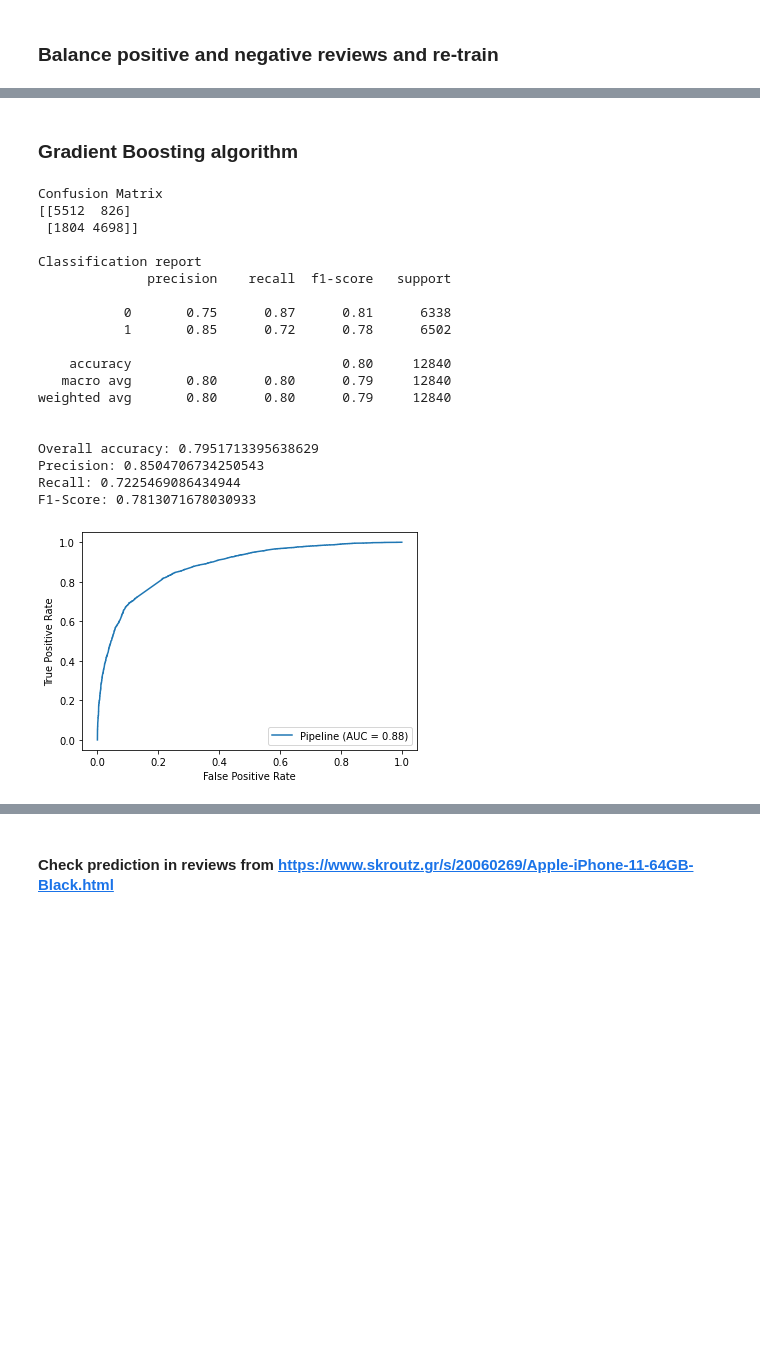
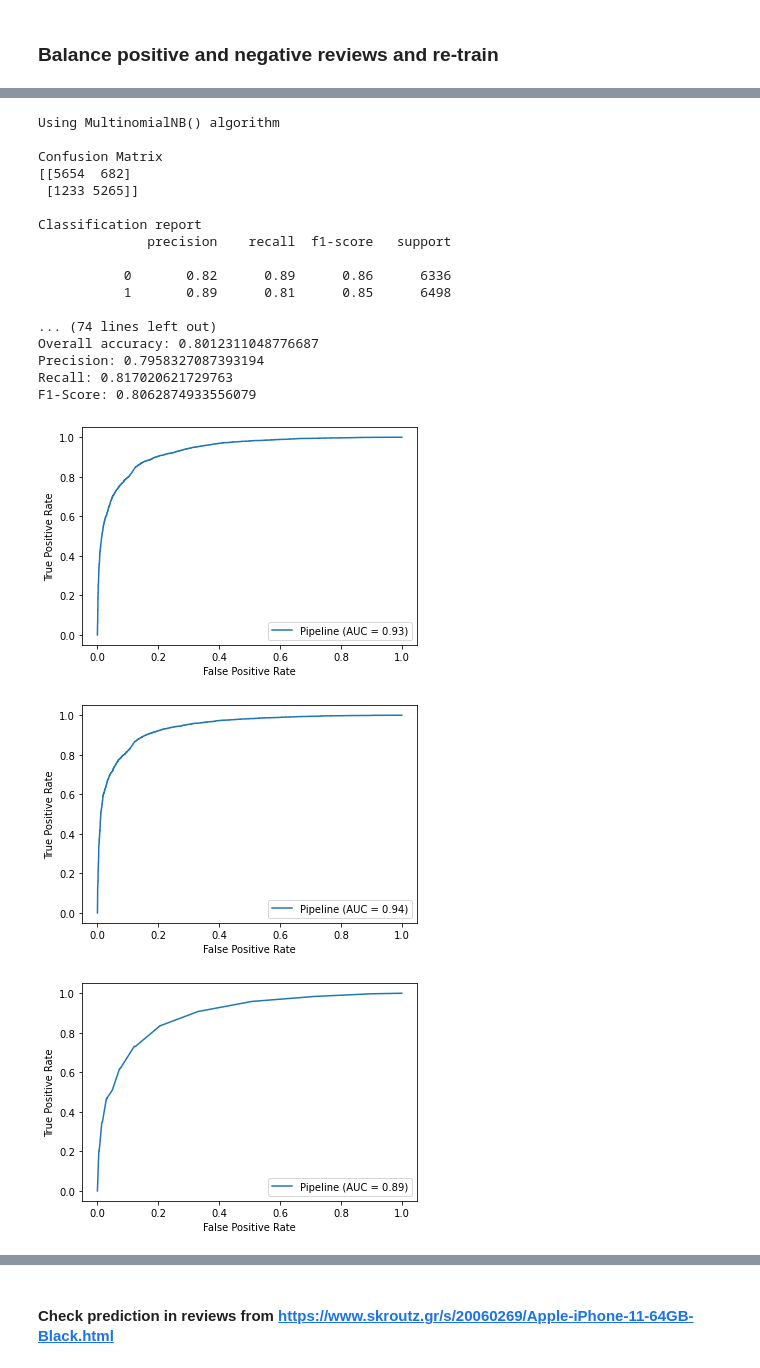
Before and after one commit to JoKoum/Machine-Learning-Project, a Jupyter notebook: Analyze-review-sentiment.ipynb, the cells around one changed output, grey strips where cells are left out. Cells and saved outputs as stored; diff of their text form; code cells hidden in the pictures; blank space fills up the shorter version.

```diff
--- a/Analyze-review-sentiment.ipynb
+++ b/Analyze-review-sentiment.ipynb
@@ -411,4 +381,4 @@ reviews_downsampled['ratings'].value_counts()
 Name: ratings, dtype: int64
 # %%
-X = reviews_downsampled['reviews']
-y = reviews_downsampled['ratings']
+X_downsampled = reviews_downsampled['reviews']
+y_downsampled = reviews_downsampled['ratings']
@@ -493,26 +385,26 @@ F1-Score: 0.7930487091653439
-# %% [markdown]
-### Gradient Boosting algorithm
-# %%
-gb = GradientBoostingClassifier()
-text_gb = model_training(X,y,gb)
-# %% [output]
-Confusion Matrix
-[[5512  826]
- [1804 4698]]
-
-Classification report
-              precision    recall  f1-score   support
-
-           0       0.75      0.87      0.81      6338
-           1       0.85      0.72      0.78      6502
-
-    accuracy                           0.80     12840
-   macro avg       0.80      0.80      0.79     12840
-weighted avg       0.80      0.80      0.79     12840
-
-
-Overall accuracy: 0.7951713395638629
-Precision: 0.8504706734250543
-Recall: 0.7225469086434944
-F1-Score: 0.7813071678030933
-[figure, removed]
+# %%
+text_nb_downsampled = model_training(X_downsampled,y_downsampled,MultinomialNB())
+text_svm_downsampled = model_training(X_downsampled,y_downsampled,LinearSVC())
+text_rf_downsampled = model_training(X_downsampled,y_downsampled,RandomForestClassifier(n_estimators=10))
+text_gb_downsampled = model_training(X_downsampled,y_downsampled,GradientBoostingClassifier())
+# %% [output]
+Using MultinomialNB() algorithm
+
+Confusion Matrix
+[[5654  682]
+ [1233 5265]]
+
+Classification report
+              precision    recall  f1-score   support
+
+           0       0.82      0.89      0.86      6336
+           1       0.89      0.81      0.85      6498
+
+... (74 lines left out)
+Overall accuracy: 0.8012311048776687
+Precision: 0.7958327087393194
+Recall: 0.817020621729763
+F1-Score: 0.8062874933556079
+[figure, added]
+[figure, added]
+[figure, added]
```
Also changed, not shown: parts of 48 cells of this notebook.
